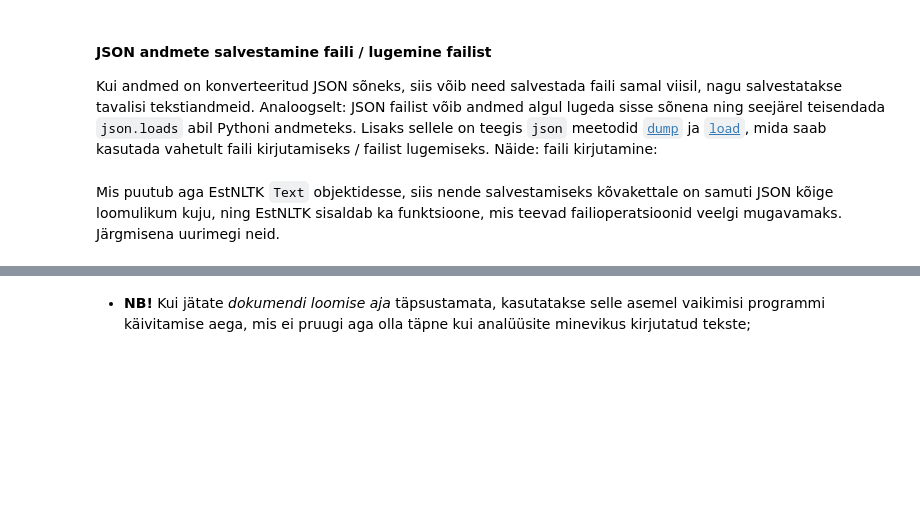
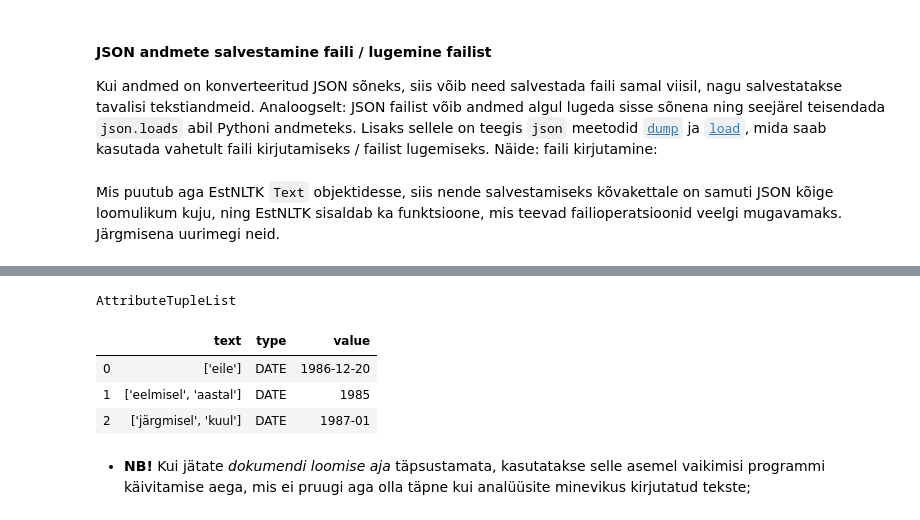
Before and after one commit to d009/EstNLP, a Jupyter notebook: Praktikum6/Praktikum_6.ipynb, the cells around one changed output, grey strips where cells are left out. Cells and saved outputs as stored; diff of their text form; code cells hidden in the pictures; blank space fills up the shorter version.

```diff
--- a/Praktikum6/Praktikum_6.ipynb
+++ b/Praktikum6/Praktikum_6.ipynb
@@ -258,3 +265,19 @@ pprint( list(zip(text.timex_texts,text.timex_values)) )
+# %%
+# Loome uue teksti kasutades etteantud dokumendi loomise kuupäeva
+text = Text('Oli see eile, eelmisel aastal või tuleb see hoopis järgmisel kuul?')
+text.meta['creation_time'] = '1986-12-21'
+
+# Lisame tekstile ajaväljendite märgenduskihi
+text.tag_layer(['timexes'] , resolver=TIMEXES_RESOLVER)
+
+# Uurime leitud väljendeid
+text['timexes'][['text','type','value']]
+# %% [output]
+AttributeTupleList
+|  | text | type | value |
+| 0 | ['eile'] | DATE | 1986-12-20 |
+| 1 | ['eelmisel', 'aastal'] | DATE | 1985 |
+| 2 | ['järgmisel', 'kuul'] | DATE | 1987-01 |
 # %% [markdown]
   * **NB!** Kui jätate _dokumendi loomise aja_ täpsustamata, kasutatakse selle asemel vaikimisi programmi käivitamise aega, mis ei pruugi aga olla täpne kui analüüsite minevikus kirjutatud tekste;
 # %% [markdown]
```
Also changed, not shown: parts of 52 cells of this notebook.
